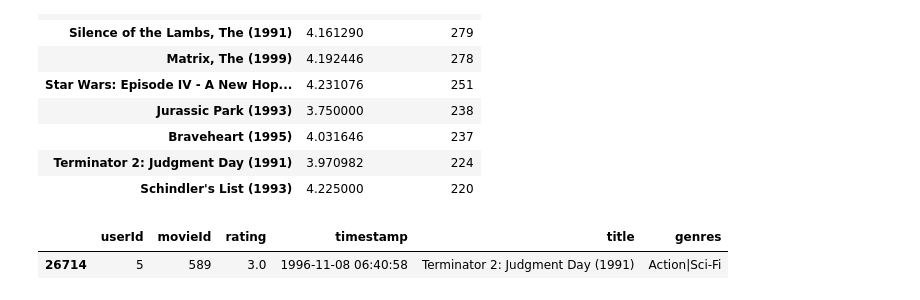
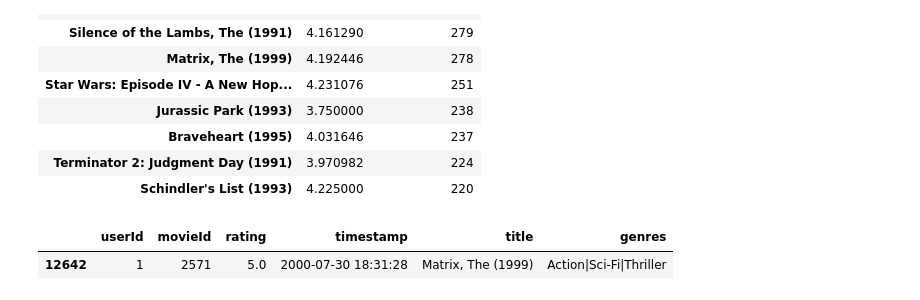
Before and after one commit to sku1978/sk-share-repo, a Jupyter notebook: ML/Recommender-System/Simple Recommender System.ipynb, the cells around one changed output. Drawn from its saved outputs; the diff is of its cells as text; code cells hidden in the pictures.

```diff
--- a/ML/Recommender-System/Simple Recommender System.ipynb
+++ b/ML/Recommender-System/Simple Recommender System.ipynb
@@ -20,0 +53,2 @@ movies=pd.read_csv('https://raw.githubusercontent.com/sku1978/sk-share-repo/main
+# %%
+movies['genres_dict']=movies.apply(lambda row: row.genres.split('|'), axis=1).apply(lambda row: dict.fromkeys(row, '1'))
@@ -146,7 +163,7 @@ df_movie.sort_values('num_of_rating', ascending=False).head(10)
 | Terminator 2: Judgment Day (1991) | 3.970982 | 224 |
 | Schindler's List (1993) | 4.225000 | 220 |
 # %%
-df[(df['title'] == 'Terminator 2: Judgment Day (1991)')].head(1)
+df[(df['title'] == 'Matrix, The (1999)')].head(1)
 # %% [output]
 |  | userId | movieId | rating | timestamp | title | genres |
-| 26714 | 5 | 589 | 3.0 | 1996-11-08 06:40:58 | Terminator 2: Judgment Day (1991) | Action|Sci-Fi |
+| 12642 | 1 | 2571 | 5.0 | 2000-07-30 18:31:28 | Matrix, The (1999) | Action|Sci-Fi|Thriller |
```
Also changed, not shown: parts of 11 cells of this notebook.
